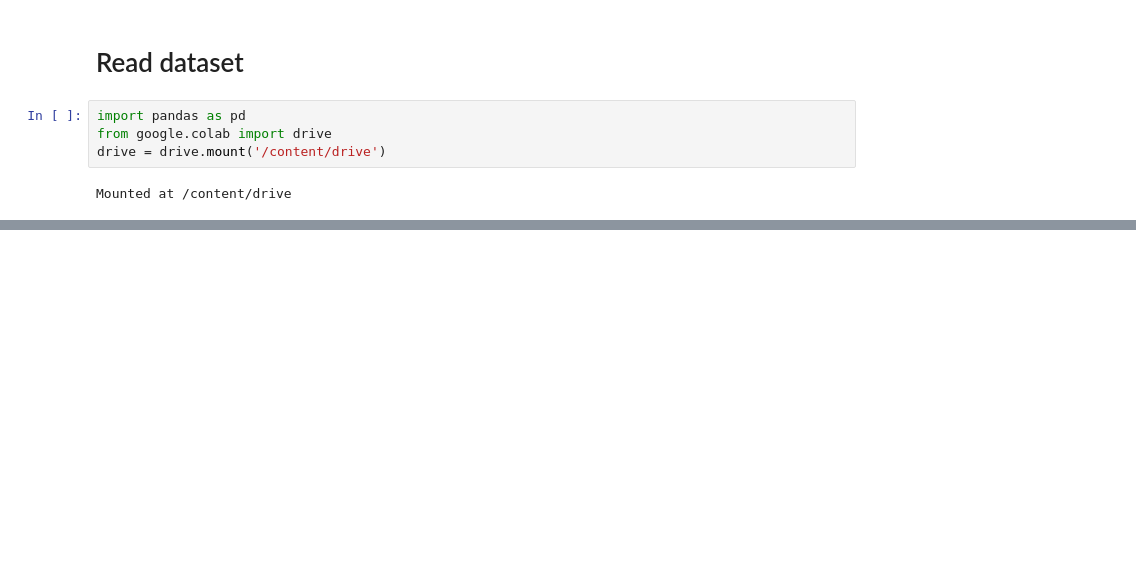
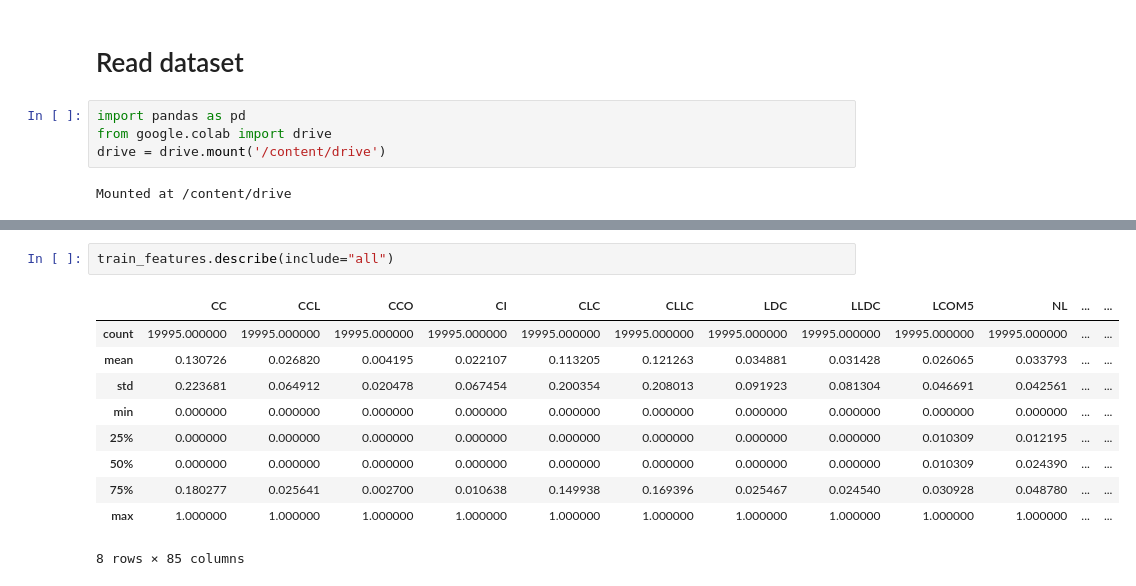
Before and after one commit to vajihe-ameri/predict-software-bugs-in-java-classes, a Jupyter notebook: decision_tree.ipynb, the cells around one changed output, grey strips where cells are left out. Cells and saved outputs as stored; diff of their text form; blank space fills up the shorter version.

```diff
--- a/decision_tree.ipynb
+++ b/decision_tree.ipynb
@@ -24,0 +75,13 @@ Mounted at /content/drive
+# %%
+train_features.describe(include="all")
+# %% [output]
+|  | CC | CCL | CCO | CI | CLC | CLLC | LDC | LLDC | LCOM5 | NL | ... | ... |
+| count | 19995.000000 | 19995.000000 | 19995.000000 | 19995.000000 | 19995.000000 | 19995.000000 | 19995.000000 | 19995.000000 | 19995.000000 | 19995.000000 | ... | ... |
+| mean | 0.130726 | 0.026820 | 0.004195 | 0.022107 | 0.113205 | 0.121263 | 0.034881 | 0.031428 | 0.026065 | 0.033793 | ... | ... |
+| std | 0.223681 | 0.064912 | 0.020478 | 0.067454 | 0.200354 | 0.208013 | 0.091923 | 0.081304 | 0.046691 | 0.042561 | ... | ... |
+| min | 0.000000 | 0.000000 | 0.000000 | 0.000000 | 0.000000 | 0.000000 | 0.000000 | 0.000000 | 0.000000 | 0.000000 | ... | ... |
+| 25% | 0.000000 | 0.000000 | 0.000000 | 0.000000 | 0.000000 | 0.000000 | 0.000000 | 0.000000 | 0.010309 | 0.012195 | ... | ... |
+| 50% | 0.000000 | 0.000000 | 0.000000 | 0.000000 | 0.000000 | 0.000000 | 0.000000 | 0.000000 | 0.010309 | 0.024390 | ... | ... |
+| 75% | 0.180277 | 0.025641 | 0.002700 | 0.010638 | 0.149938 | 0.169396 | 0.025467 | 0.024540 | 0.030928 | 0.048780 | ... | ... |
+| max | 1.000000 | 1.000000 | 1.000000 | 1.000000 | 1.000000 | 1.000000 | 1.000000 | 1.000000 | 1.000000 | 1.000000 | ... | ... |
+8 rows × 85 columns
```
Also changed, not shown: parts of 10 cells of this notebook.
